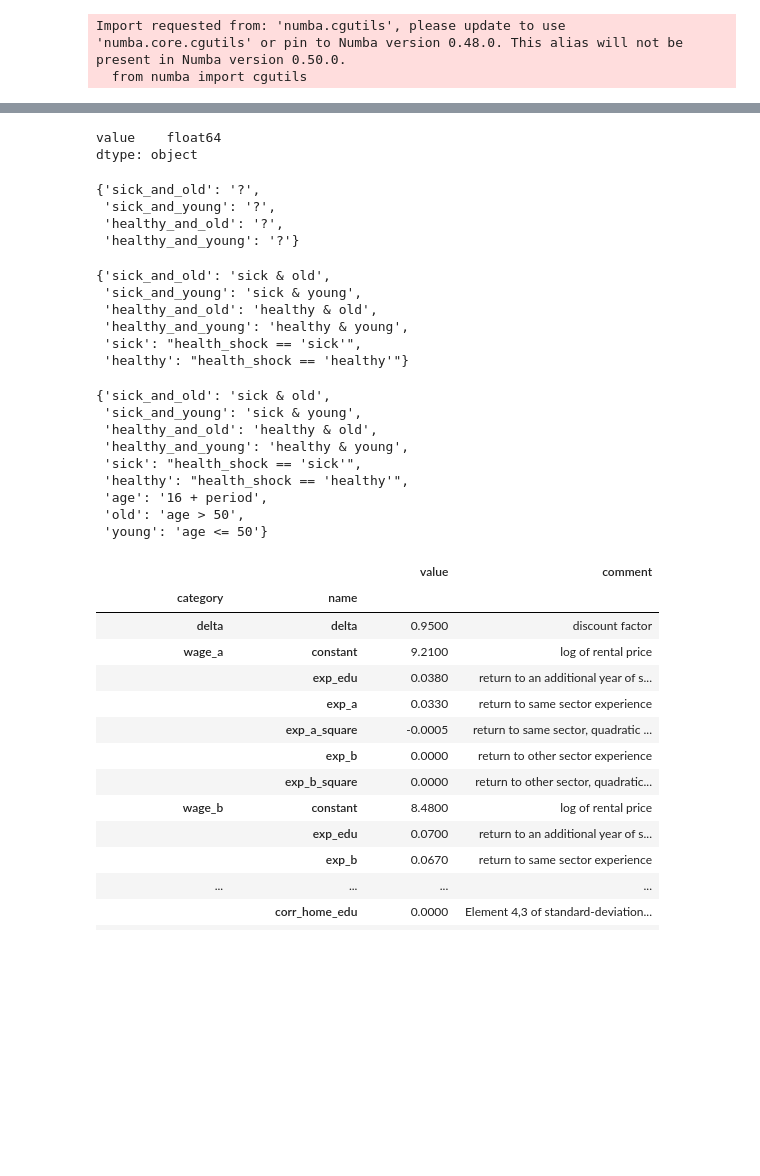
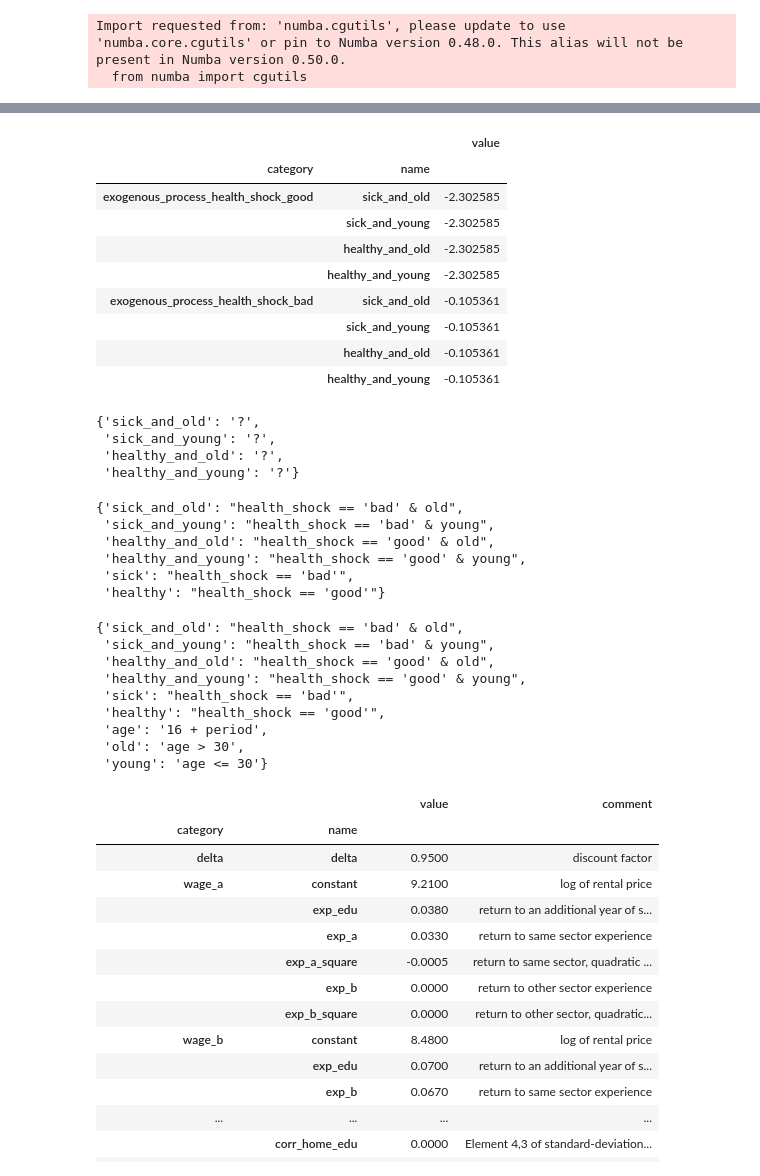
Before and after one commit to MaxBlesch/sandbox, a Jupyter notebook: notebooks/0_exploration_exog.ipynb, the cells around one changed output, grey strips where cells are left out. Cells and saved outputs as stored; diff of their text form; code cells hidden in the pictures; blank space fills up the shorter version.

```diff
--- a/notebooks/0_exploration_exog.ipynb
+++ b/notebooks/0_exploration_exog.ipynb
@@ -28,10 +32,18 @@ df_exog
 # %%
 params_exog, covs_exog = rp.parse_transition_matrix_for_exogenous_processes(df_exog, process_name)
 # %%
-params_exog.dtypes
+params_exog
 # %% [output]
-value    float64
-dtype: object
+|  |  | value |
+| category | name |  |
+| exogenous_process_health_shock_good | sick_and_old | -2.302585 |
+|  | sick_and_young | -2.302585 |
+|  | healthy_and_old | -2.302585 |
+|  | healthy_and_young | -2.302585 |
+| exogenous_process_health_shock_bad | sick_and_old | -0.105361 |
+|  | sick_and_young | -0.105361 |
+|  | healthy_and_old | -0.105361 |
+|  | healthy_and_young | -0.105361 |
 # %%
 covs_exog
 # %% [output]
@@ -40,35 +52,35 @@ covs_exog
  'healthy_and_old': '?',
  'healthy_and_young': '?'}
 # %%
-covs_exog['sick'] = "health_shock == 'sick'"
-covs_exog['healthy'] = "health_shock == 'healthy'"
-covs_exog['sick_and_old'] = "sick & old"
-covs_exog['sick_and_young'] = "sick & young"
-covs_exog['healthy_and_old'] = "healthy & old"
-covs_exog['healthy_and_young'] = "healthy & young"
+covs_exog['sick'] = "health_shock == 'bad'"
+covs_exog['healthy'] = "health_shock == 'good'"
+covs_exog['sick_and_old'] = "health_shock == 'bad' & old"
+covs_exog['sick_and_young'] = "health_shock == 'bad' & young"
+covs_exog['healthy_and_old'] = "health_shock == 'good' & old"
+covs_exog['healthy_and_young'] = "health_shock == 'good' & young"
 covs_exog
 # %% [output]
-{'sick_and_old': 'sick & old',
- 'sick_and_young': 'sick & young',
- 'healthy_and_old': 'healthy & old',
- 'healthy_and_young': 'healthy & young',
- 'sick': "health_shock == 'sick'",
- 'healthy': "health_shock == 'healthy'"}
+{'sick_and_old': "health_shock == 'bad' & old",
+ 'sick_and_young': "health_shock == 'bad' & young",
+ 'healthy_and_old': "health_shock == 'good' & old",
+ 'healthy_and_young': "health_shock == 'good' & young",
+ 'sick': "health_shock == 'bad'",
+ 'healthy': "health_shock == 'good'"}
 # %%
 covs_exog = {**covs_exog, "age": "16 + period",
-                        "old": "age > 50",
-                        "young": "age <= 50"}
+                        "old": "age > 30",
+                        "young": "age <= 30"}
 covs_exog
 # %% [output]
-{'sick_and_old': 'sick & old',
- 'sick_and_young': 'sick & young',
- 'healthy_and_old': 'healthy & old',
- 'healthy_and_young': 'healthy & young',
- 'sick': "health_shock == 'sick'",
- 'healthy': "health_shock == 'healthy'",
+{'sick_and_old': "health_shock == 'bad' & old",
+ 'sick_and_young': "health_shock == 'bad' & young",
+ 'healthy_and_old': "health_shock == 'good' & old",
+ 'healthy_and_young': "health_shock == 'good' & young",
+ 'sick': "health_shock == 'bad'",
+ 'healthy': "health_shock == 'good'",
  'age': '16 + period',
- 'old': 'age > 50',
- 'young': 'age <= 50'}
+ 'old': 'age > 30',
+ 'young': 'age <= 30'}
 # %%
 params, options = rp.get_example_model("kw_94_one", with_data=False)
 # %%
```
Also changed, not shown: parts of 10 cells of this notebook.
